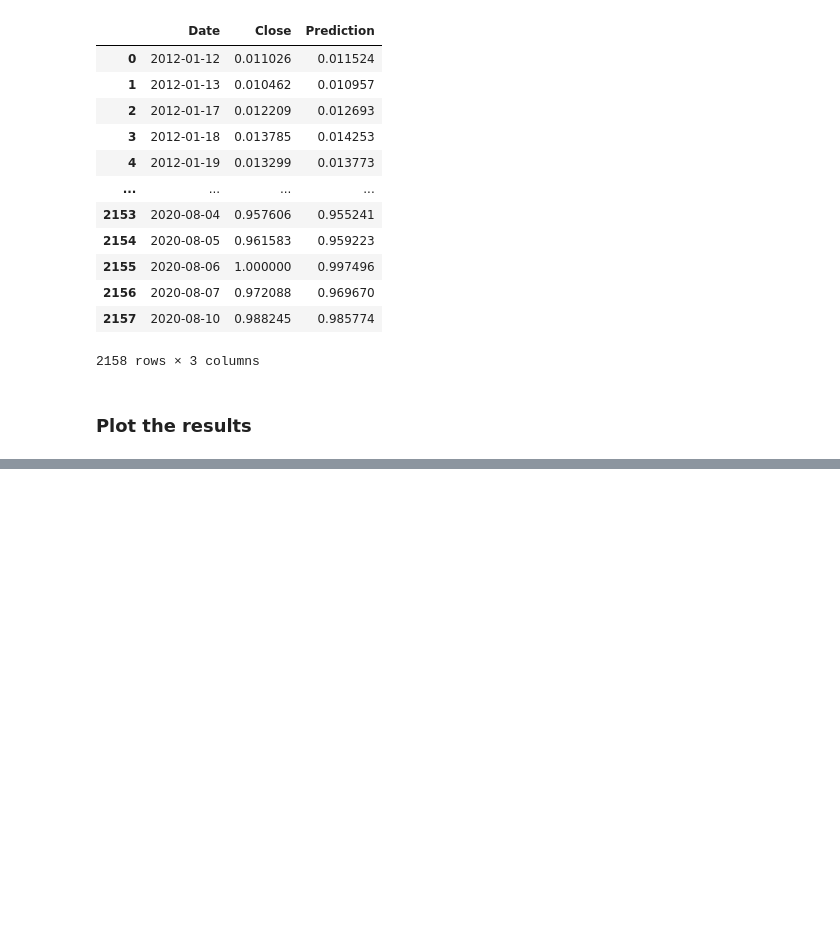
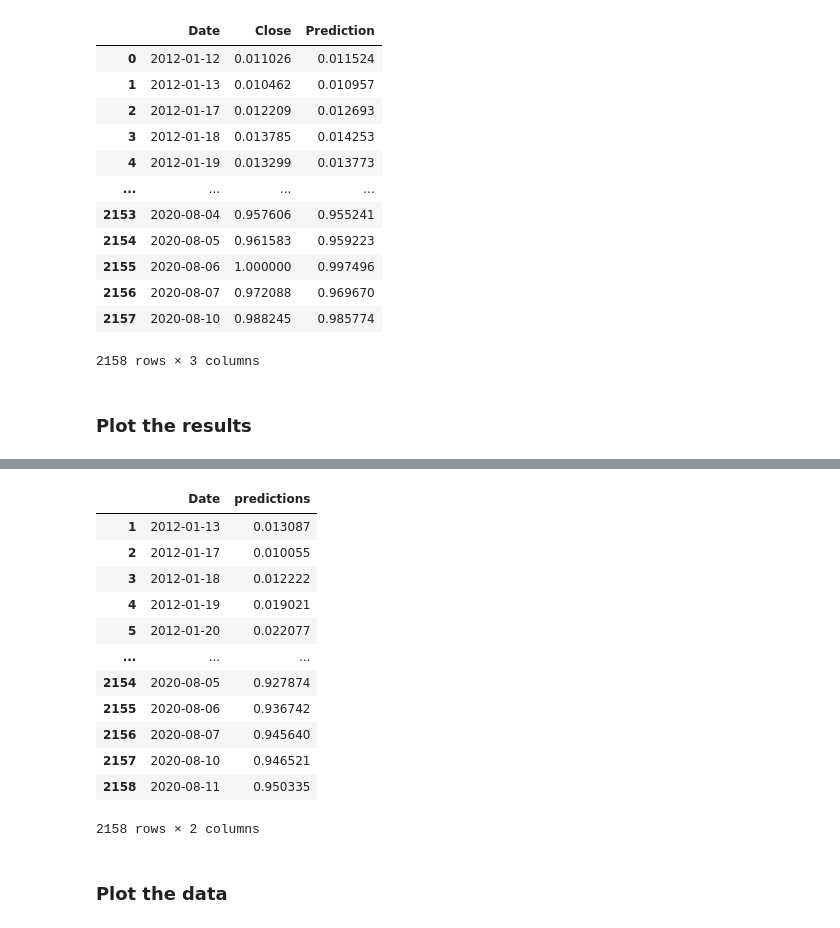
Before and after one commit to Satwikram/Machine-Learning-for-Financial-Analysis, a Jupyter notebook: Stock Price Predictions Using Regression & LSTM/Stock Price Predictions Using Regression & LSTM.ipynb, the cells around one changed output, grey strips where cells are left out. Saved outputs shown, nothing was run; the diff lists cells and outputs as text; code cells hidden in the pictures; blank space fills up the shorter version.

```diff
--- a/Stock Price Predictions Using Regression & LSTM/Stock Price Predictions Using Regression & LSTM.ipynb
+++ b/Stock Price Predictions Using Regression & LSTM/Stock Price Predictions Using Regression & LSTM.ipynb
@@ -435,0 +580,12 @@ interactive_plot(df_predicted, "Original Vs. Prediction")
+# %%
+# Make prediction
+predicted = model.predict(X)
+# %%
+# Append the predicted values to the list
+test_predicted = []
+
+for i in predicted:
+  test_predicted.append(i[0])
+# %%
+df_predicted = price_volume_df[1:][['Date']]
+df_predicted
@@ -435,0 +606,18 @@ interactive_plot(df_predicted, "Original Vs. Prediction")
+# %%
+df_predicted['predictions'] = test_predicted
+# %%
+df_predicted
+# %% [output]
+|  | Date | predictions |
+| 1 | 2012-01-13 | 0.013087 |
+| 2 | 2012-01-17 | 0.010055 |
+| 3 | 2012-01-18 | 0.012222 |
+| 4 | 2012-01-19 | 0.019021 |
+| 5 | 2012-01-20 | 0.022077 |
+| ... | ... | ... |
+| 2154 | 2020-08-05 | 0.927874 |
+| 2155 | 2020-08-06 | 0.936742 |
+| 2156 | 2020-08-07 | 0.945640 |
+| 2157 | 2020-08-10 | 0.946521 |
+| 2158 | 2020-08-11 | 0.950335 |
+2158 rows × 2 columns
@@ -435,0 +631,2 @@ interactive_plot(df_predicted, "Original Vs. Prediction")
+# %% [markdown]
+### Plot the data
```
Also changed, not shown: parts of 25 cells of this notebook.
